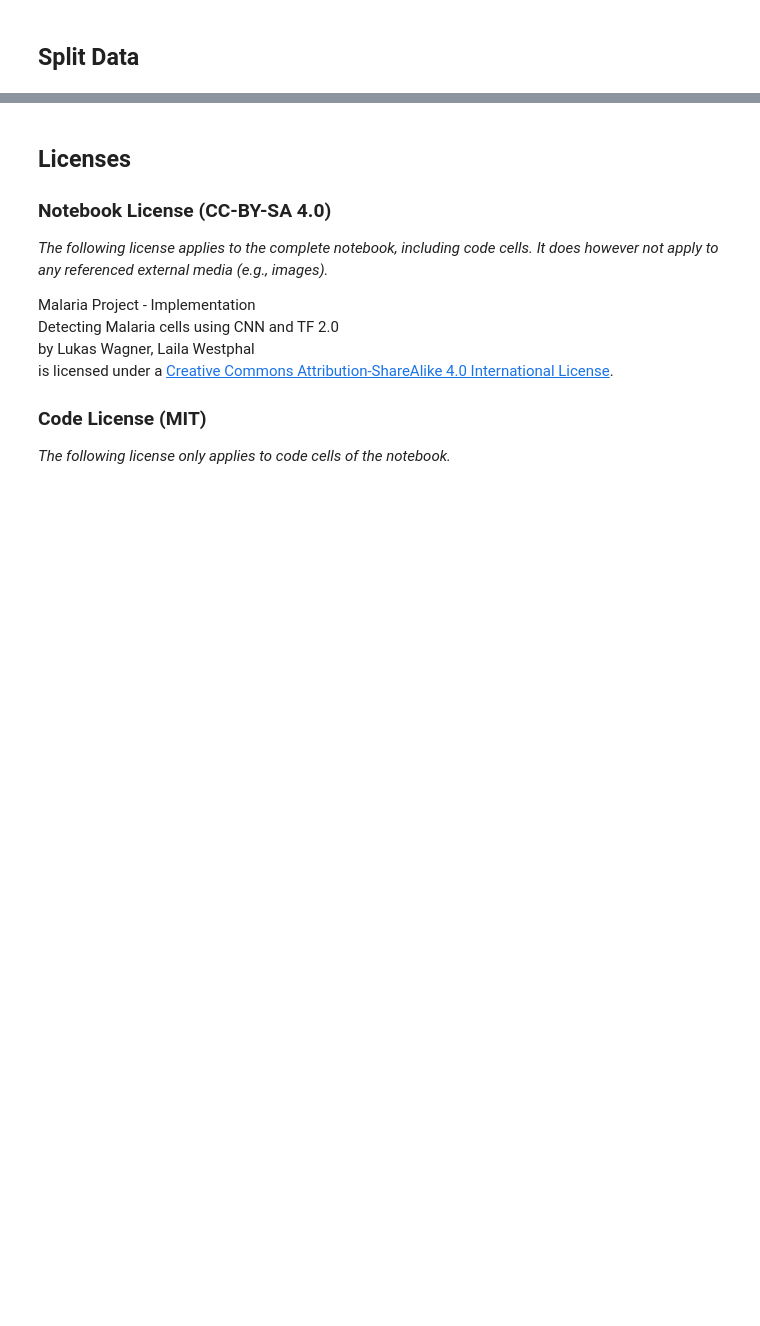
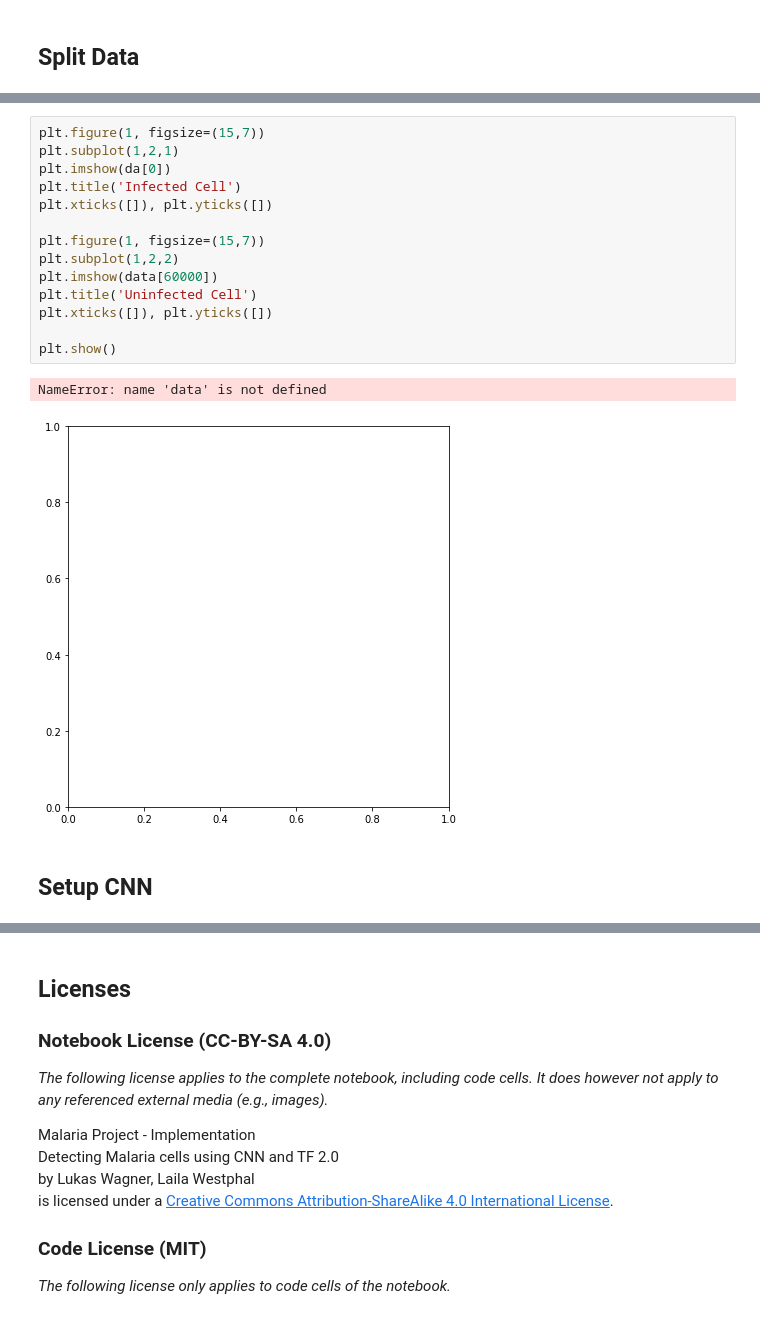
Before and after one commit to lai-la/MalariaProject, a Jupyter notebook: malaria_project_implementation.ipynb, the cells around one changed output, grey strips where cells are left out. Saved outputs shown, nothing was run; the diff lists cells and outputs as text; blank space fills up the shorter version.

```diff
--- a/malaria_project_implementation.ipynb
+++ b/malaria_project_implementation.ipynb
@@ -340,0 +366,19 @@ plt.show()
+# %%
+plt.figure(1, figsize=(15,7))
+plt.subplot(1,2,1)
+plt.imshow(da[0])
+plt.title('Infected Cell')
+plt.xticks([]), plt.yticks([])
+
+plt.figure(1, figsize=(15,7))
+plt.subplot(1,2,2)
+plt.imshow(data[60000])
+plt.title('Uninfected Cell')
+plt.xticks([]), plt.yticks([])
+
+plt.show()
+# %% [output]
+NameError: name 'data' is not defined
+[figure, added]
+# %% [markdown]
+## Setup CNN
```
Also changed, not shown: parts of 16 cells of this notebook, 2 other files.
